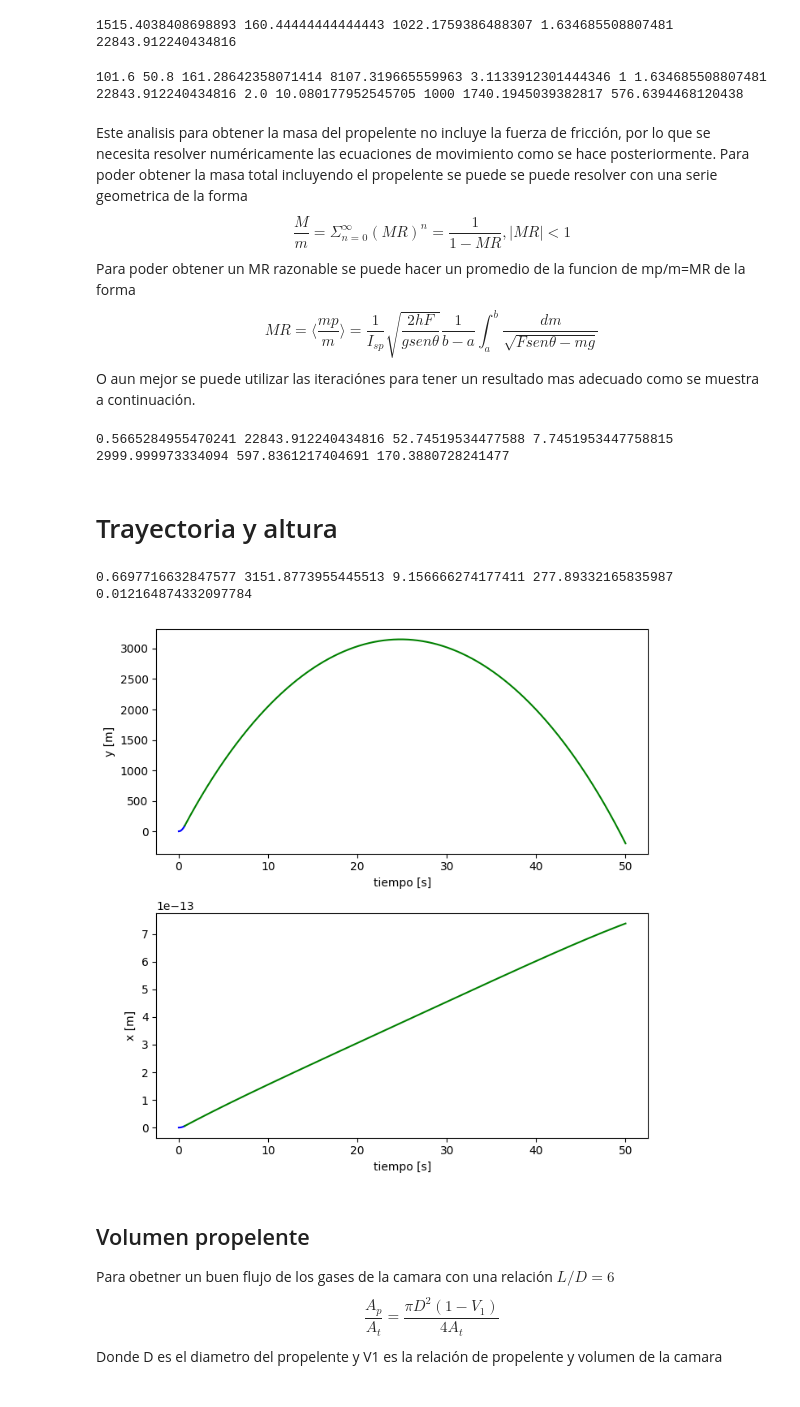
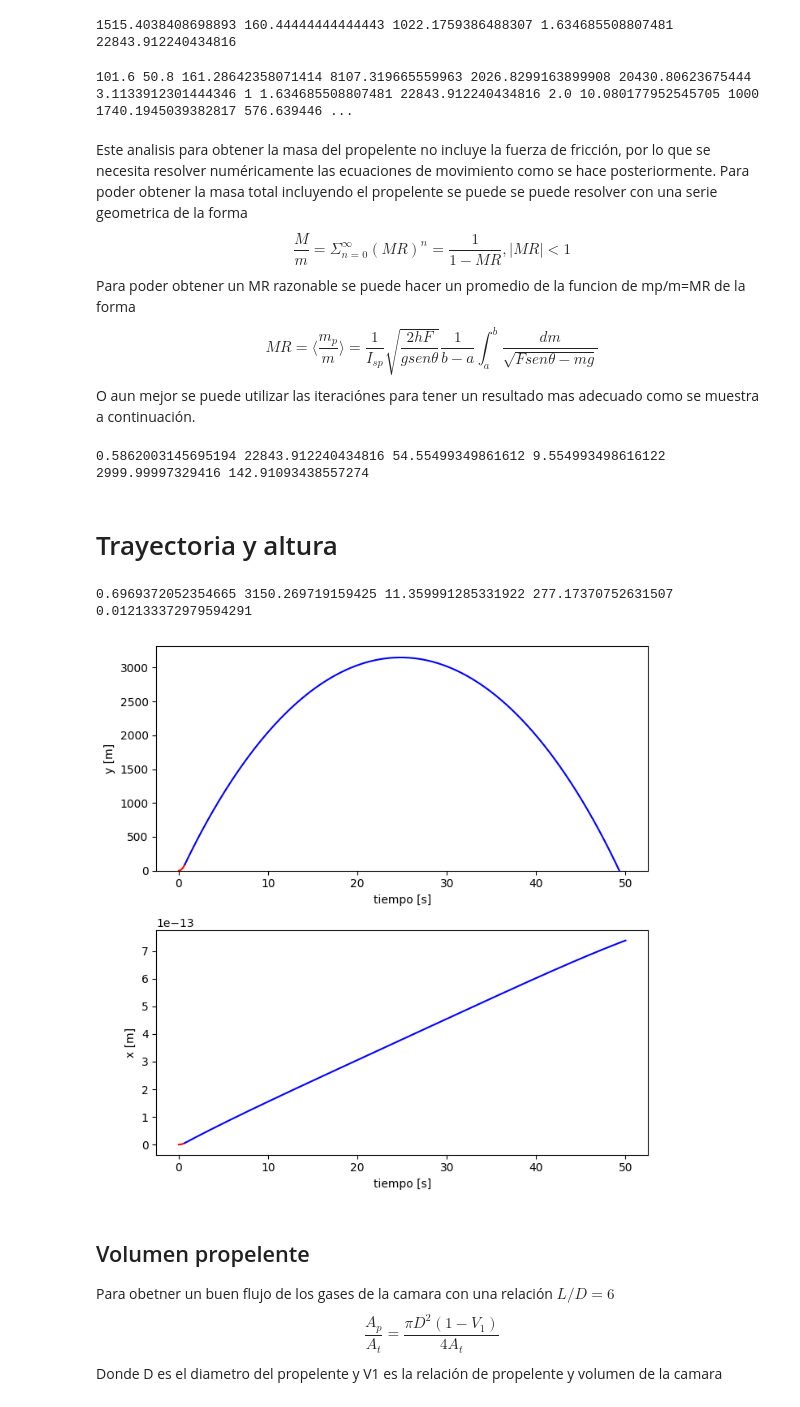
Before and after one commit to leonelGo/Coheteria, a Jupyter notebook: Motor/Motor.ipynb, the cells around one changed output. Saved outputs shown, nothing was run; the diff lists cells and outputs as text; code cells hidden in the pictures.

Commit message:
Calculo con valores de corrección

```diff
--- a/Motor/Motor.ipynb
+++ b/Motor/Motor.ipynb
@@ -116,8 +116,8 @@ Dt=diametro(At)
 Cf=Cf(Pe,P0,k)
 F=thrust(Cf,At,P0)
 Isp_t = Isp(k,Pe,P0,To,M)
-Isp =Isp_t # Descomentar para utilizar el Isp teorica en los calculos
-#Isp = Isp_t*(0.98)*(0.95)*(0.91)*(0.99) #159 s
+#Isp =Isp_t # Descomentar para utilizar el Isp teorica en los calculos
+Isp = Isp_t*(0.98)*(0.95)*(0.91)*(0.99) #159 s
 
 # Condiciones de la tobera
 T_t=2*To/(k+1)
@@ -132,9 +132,9 @@ print(Po, Kn, ex_vel(C.R/M, To , k), Cf, F)
 1515.4038408698893 160.44444444444443 1022.1759386488307 1.634685508807481 22843.912240434816
 # %%
 # Datos de la tobera
-print(Dc,Dt,De,Ac, Me,Mt,Cf,F, Dc/Dt, AeAt, P0, T_t, P_t)
+print(Dc,Dt,De,Ac, At, Ae, Me,Mt,Cf,F, Dc/Dt, AeAt, P0, T_t, P_t)
 # %% [output]
-101.6 50.8 161.28642358071414 8107.319665559963 3.1133912301444346 1 1.634685508807481 22843.912240434816 2.0 10.080177952545705 1000 1740.1945039382817 576.6394468120438
+101.6 50.8 161.28642358071414 8107.319665559963 2026.8299163899908 20430.80623675444 3.1133912301444346 1 1.634685508807481 22843.912240434816 2.0 10.080177952545705 1000 1740.1945039382817 576.639446 ...
 # %% [markdown]
 Este analisis para obtener la masa del propelente no incluye la fuerza de fricción, por lo que se necesita resolver numéricamente las ecuaciones de movimiento como se hace posteriormente.
 Para poder obtener la masa total incluyendo el propelente se puede se puede resolver con una serie geometrica de la forma
@@ -143,7 +143,7 @@ $$
 $$
 Para poder obtener un MR razonable se puede hacer un promedio de la funcion de mp/m=MR de la forma
 $$
- MR=\langle \frac{mp}{m} \rangle=\frac{1}{I_{sp}}\sqrt{\frac{2hF}{gsen\theta}} \frac{1}{b-a}\int_a^b\frac{dm}{\sqrt{Fsen\theta-mg}}
+ MR=\langle \frac{m_p}{m} \rangle=\frac{1}{I_{sp}}\sqrt{\frac{2hF}{gsen\theta}} \frac{1}{b-a}\int_a^b\frac{dm}{\sqrt{Fsen\theta-mg}}
 $$
 O aun mejor se puede utilizar las iteraciónes para tener un resultado mas adecuado como se muestra a continuación.
 # %%
@@ -176,9 +176,9 @@ h2 = altura(M_tot[-1] ,m_p[-1], F, Isp, np.pi/2) # Altura con metodo iterativo
 t = Isp*(M_tot[-1]-m)*C.g/F # tiempo de empuje
 
 
-print( t, F, M_tot[-1], m_p[-1], h2, L, Isp) # mm
+print( t, F, M_tot[-1], m_p[-1], h2, Isp) # mm
 # %% [output]
-0.5665284955470241 22843.912240434816 52.74519534477588 7.7451953447758815 2999.999973334094 597.8361217404691 170.3880728241477
+0.5862003145695194 22843.912240434816 54.55499349861612 9.554993498616122 2999.99997329416 142.91093438557274
 # %% [markdown]
 # Trayectoria y altura
 # %%
@@ -188,7 +188,7 @@ from scipy.integrate import odeint
 def densidad_aire(h):
     # Definición de constantes
     rho_0 = 1.225  # kg/m^3
-    g = 9.81  # m/s^2
+    g = C.g  # m/s^2
     M = 0.02897  # kg/mol
     R = 8.3144598  # J/mol·K
     T0 = 288.15  # K
@@ -208,10 +208,10 @@ def f(CI, t, p):
     dvdt =  (1/m)*(F - 1/2*densidad_aire(y)*A*Cd*(u**2 + v**2)*np.sin(theta)) - C.g
     return [dxdt, dudt, dydt, dvdt]
 
-h0 = 3150
+h0 = 3150 # altura deseada
 
-Cd = 0.333
-A = np.pi*(6/(2*39.37))**2 # Area transversal (6 inch esn el diametro del tubo de fuselaje)
+Cd = 0.333 # coeficiente de arrastre
+A = np.pi*(6/(2*39.37))**2 # área transversal (6 inch esn el diametro del tubo de fuselaje)
 
 # Ciclo iterativo
 i=0
@@ -223,14 +223,17 @@ while h[i] < h0:
     tf = Isp*(M_tot[i]-m)*C.g/F # tiempo de empuje
 
     # Calculos fase 1
-    CI1 = [0, 0, 0, 0]
+    CI1 = [0, 0, 0, 0] # Condiciones iniciales x0, Vx0, y0, Vx0
     t1 = np.linspace(0, tf, 1000)
     p1 = [M_tot[i], Cd , A, F, theta]
     Sol_1 = odeint(f, CI1, t1, args=(p1, ))
 
-    # Calculos fase 1
-    CI2 = [Sol_1[-1,0], Sol_1[-1,1], Sol_1[-1,2], Sol_1[-1,3]]
-    t2 = np.linspace(tf, 50, 1000)
+    # Calculos fase 2
+
+
+
+    CI2 = [Sol_1[-1,0], Sol_1[-1,1], Sol_1[-1,2], Sol_1[-1,3]] # Condiciones iniciales
+    t2 = np.linspace(tf,  50, 1000)
     p2 = [m, Cd , A, 0, theta]
     Sol_2 = odeint(f, CI2, t2, args=(p2, ))
 
@@ -241,41 +244,43 @@ while h[i] < h0:
         M_tot.append(M_tot[i] + 0.005)
         m_p.append(M_tot[i+1]-m)
 
     #print(M_tot[i], h2[-1])
 
     i+=1
 
 Fd_max = 1/2*(p1[1]*p1[2]*densidad_aire(Sol_1[-1, 2])*(Sol_1[-1,3]**2+Sol_1[-1,1]**2)) # Fuerza de arrastre maxima
 fig, (ax1, ax2) = plt.subplots(2, figsize=(7, 7))
 
 
 #print(tf, F, Sol_1[-1,0], Sol_1[-1,1])
 # Primera fase
-ax1.plot(t1, Sol_1[:, 2], 'b-') # posición en y
-#ax1.plot(t1, Sol_1[:, 3], 'r-') # velocidad en y
-ax2.plot(t1, Sol_1[:, 0], 'b-') # posición en x
-#ax2.plot(t1, Sol_1[:, 1], 'r-') # velocidad en x
+ax1.plot(t1, Sol_1[:, 2], 'r-') # posición en y
+#ax1.plot(t1, Sol_1[:, 3], 'g-') # velocidad en y
+ax2.plot(t1, Sol_1[:, 0], 'r-') # posición en x
+#ax2.plot(t1, Sol_1[:, 1], 'g-') # velocidad en x
 
 # Segunda fase
-ax1.plot(t2,Sol_2[:, 2], 'g-') # posición en y
+ax1.plot(t2,Sol_2[:, 2], 'b-') # posición en y
 #ax1.plot(t2, Sol_2[:, 3], 'm-') # velocidad en y
-ax2.plot(t2, Sol_2[:, 0], 'g-') # posición en x
+ax2.plot(t2, Sol_2[:, 0], 'b-') # posición en x
 #ax2.plot(t2, Sol_2[:, 1], 'm-') # velocidad en x
 
 
 ax1.set_xlabel('tiempo [s]')
 ax1.set_ylabel('y [m]')
+ax1.set_ylim(bottom=0)
+
 ax2.set_xlabel('tiempo [s]')
 ax2.set_ylabel('x [m]')
 
 
 print(tf, max(h), m_p[-1], Fd_max, Fd_max/F)
 
 plt.tight_layout()
 plt.show()
 # %% [output]
-0.6697716632847577 3151.8773955445513 9.156666274177411 277.89332165835987 0.012164874332097784
+0.6969372052354665 3150.269719159425 11.359991285331922 277.17370752631507 0.012133372979594291
-[figure, old version]
+[figure, new version]
 # %% [markdown]
 ## Volumen propelente
 Para obetner un buen flujo de los gases de la camara con una relación $L/D=6$
```
Also changed, not shown: parts of 1 cell of this notebook, 1 other file.
